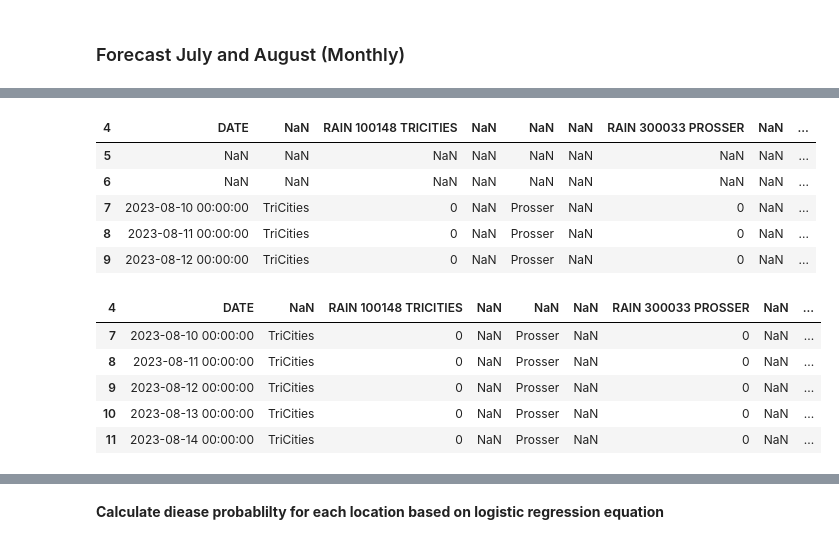
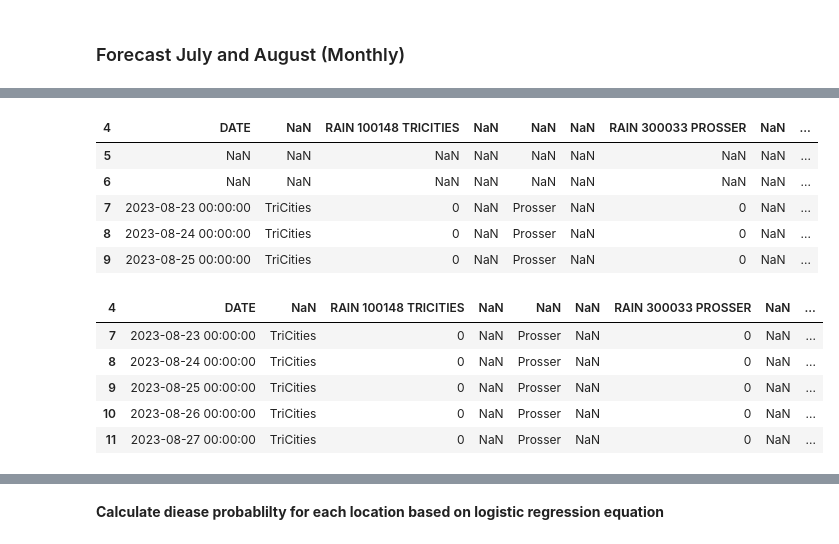
Before and after one commit to d-linnard/LateBlight, a Jupyter notebook: Scripts/Lateblight_2023_JA.ipynb, the cells around one changed output, grey strips where cells are left out. Saved outputs shown, nothing was run; the diff lists cells and outputs as text; code cells hidden in the pictures.

```diff
--- a/Scripts/Lateblight_2023_JA.ipynb
+++ b/Scripts/Lateblight_2023_JA.ipynb
@@ -265,7 +265,7 @@ RD_Aug_Tricities = np.array(grouped_JA['RainyDays'][(grouped_JA['Station']=='Tri
 # %% [markdown]
 ### Forecast July and August (Monthly)
 # %%
-df_forecast = pd.read_excel('8-10_9-13.xlsx', engine='openpyxl')
+df_forecast = pd.read_excel('8-23_9-27.xlsx', engine='openpyxl')
 print(df_forecast.shape)
 df_forecast = df_forecast.iloc[4:43]
 df_forecast.head()
@@ -285,19 +285,19 @@ df_forecast.head()
 | 4 | DATE | NaN | RAIN 100148 TRICITIES | NaN | NaN | NaN | RAIN 300033 PROSSER | NaN | ... |
 | 5 | NaN | NaN | NaN | NaN | NaN | NaN | NaN | NaN | ... |
 | 6 | NaN | NaN | NaN | NaN | NaN | NaN | NaN | NaN | ... |
-| 7 | 2023-08-10 00:00:00 | TriCities | 0 | NaN | Prosser | NaN | 0 | NaN | ... |
-| 8 | 2023-08-11 00:00:00 | TriCities | 0 | NaN | Prosser | NaN | 0 | NaN | ... |
-| 9 | 2023-08-12 00:00:00 | TriCities | 0 | NaN | Prosser | NaN | 0 | NaN | ... |
+| 7 | 2023-08-23 00:00:00 | TriCities | 0 | NaN | Prosser | NaN | 0 | NaN | ... |
+| 8 | 2023-08-24 00:00:00 | TriCities | 0 | NaN | Prosser | NaN | 0 | NaN | ... |
+| 9 | 2023-08-25 00:00:00 | TriCities | 0 | NaN | Prosser | NaN | 0 | NaN | ... |
 # %%
-#df_forecast = df_forecast.drop([5,6])
-#df_forecast.head()
+df_forecast = df_forecast.drop([5,6])
+df_forecast.head()
 # %% [output]
 | 4 | DATE | NaN | RAIN 100148 TRICITIES | NaN | NaN | NaN | RAIN 300033 PROSSER | NaN | ... |
-| 7 | 2023-08-10 00:00:00 | TriCities | 0 | NaN | Prosser | NaN | 0 | NaN | ... |
-| 8 | 2023-08-11 00:00:00 | TriCities | 0 | NaN | Prosser | NaN | 0 | NaN | ... |
-| 9 | 2023-08-12 00:00:00 | TriCities | 0 | NaN | Prosser | NaN | 0 | NaN | ... |
-| 10 | 2023-08-13 00:00:00 | TriCities | 0 | NaN | Prosser | NaN | 0 | NaN | ... |
-| 11 | 2023-08-14 00:00:00 | TriCities | 0 | NaN | Prosser | NaN | 0 | NaN | ... |
+| 7 | 2023-08-23 00:00:00 | TriCities | 0 | NaN | Prosser | NaN | 0 | NaN | ... |
+| 8 | 2023-08-24 00:00:00 | TriCities | 0 | NaN | Prosser | NaN | 0 | NaN | ... |
+| 9 | 2023-08-25 00:00:00 | TriCities | 0 | NaN | Prosser | NaN | 0 | NaN | ... |
+| 10 | 2023-08-26 00:00:00 | TriCities | 0 | NaN | Prosser | NaN | 0 | NaN | ... |
+| 11 | 2023-08-27 00:00:00 | TriCities | 0 | NaN | Prosser | NaN | 0 | NaN | ... |
 # %%
 df_simple = df_forecast[["DATE","RAIN 100148 TRICITIES","RAIN 300033 PROSSER", "RAIN OTHELLO 300122"]]
 df_simple.head(10)
```
Also changed, not shown: parts of 11 cells of this notebook, 8 other files.
